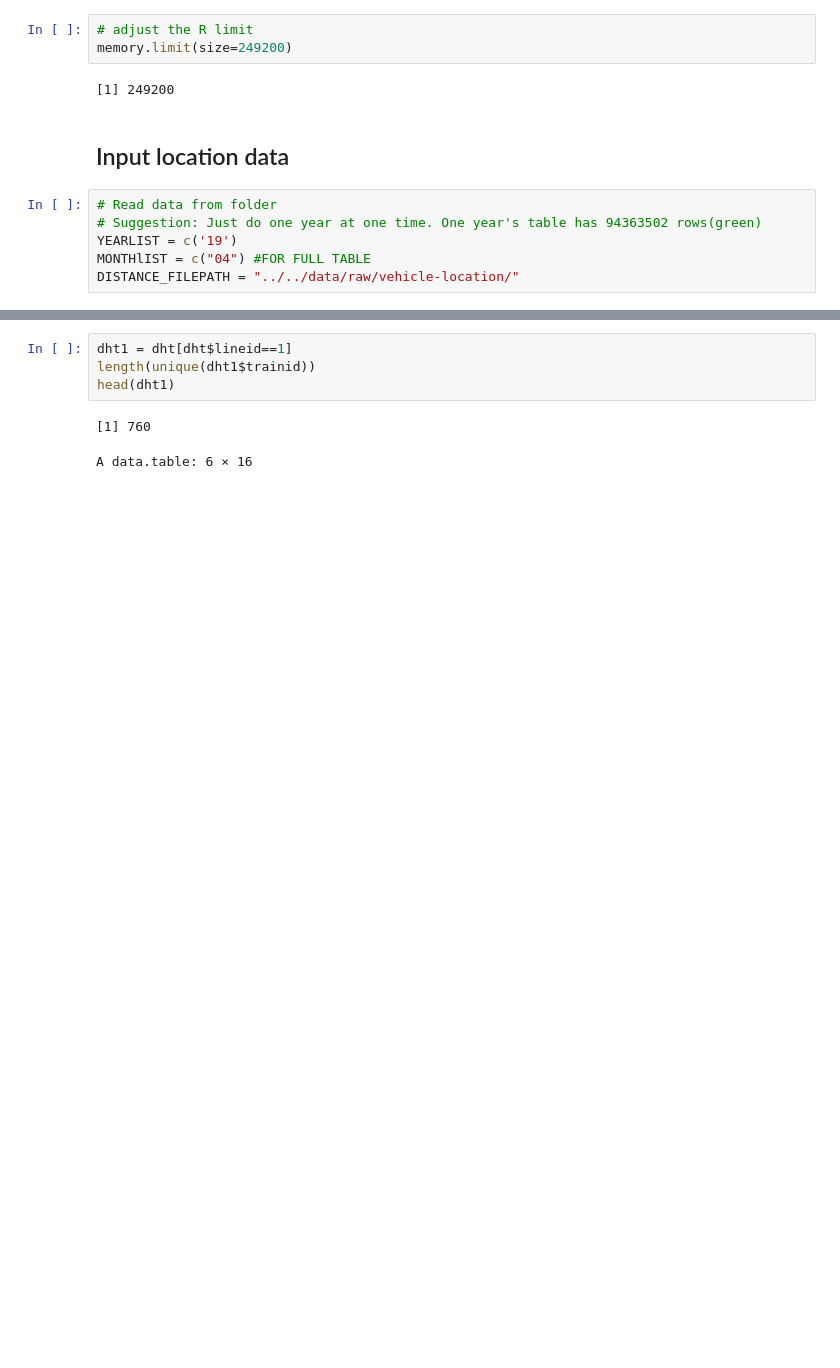
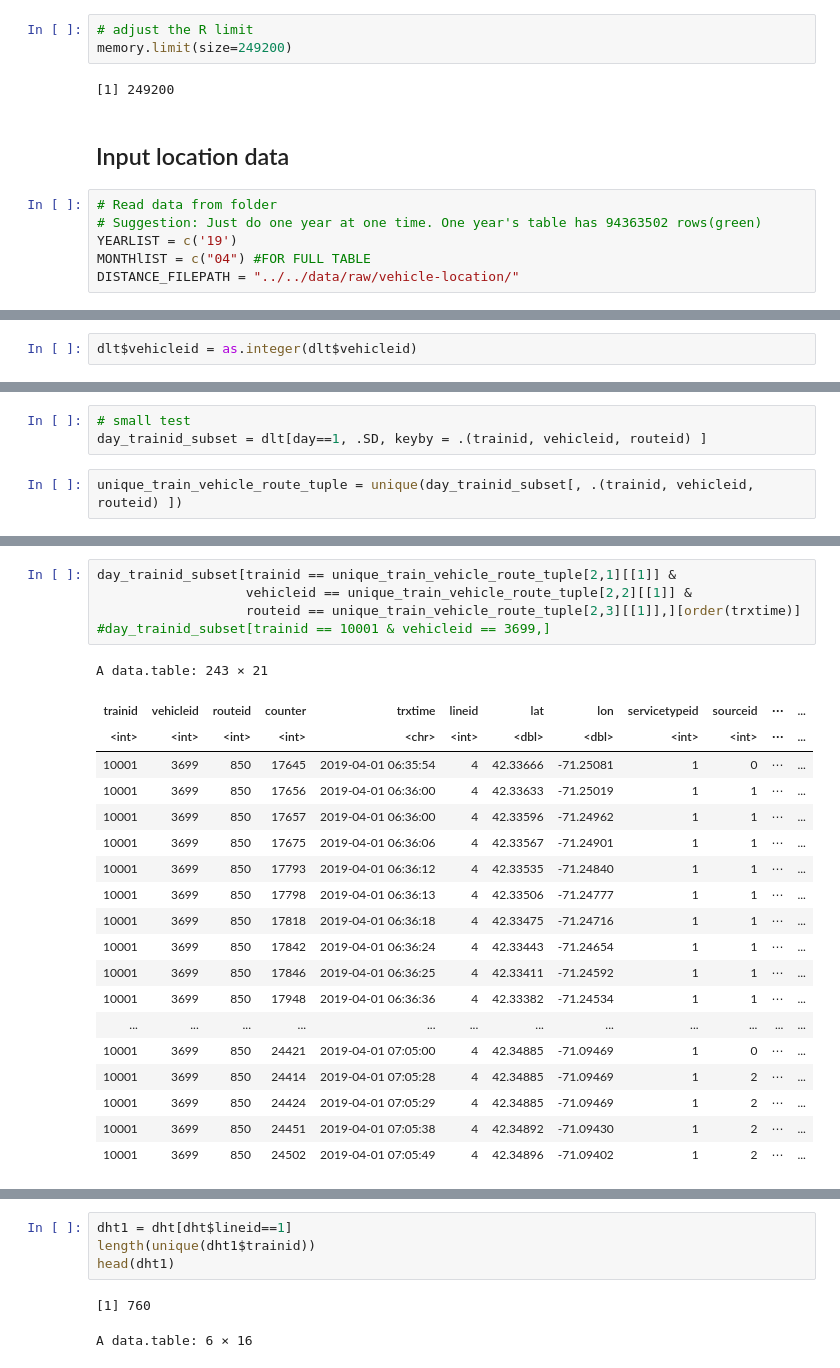
Before and after one commit to narslab/treem, a Jupyter notebook: bin/jupyter/vehicle-trajectory-computation-alt.ipynb, the cells around one changed output, grey strips where cells are left out. Cells and saved outputs as stored; diff of their text form; blank space fills up the shorter version.

```diff
--- a/bin/jupyter/vehicle-trajectory-computation-alt.ipynb
+++ b/bin/jupyter/vehicle-trajectory-computation-alt.ipynb
@@ -62,0 +147,2 @@ dlt = get_light_rail_trajectories(YEARLIST,MONTHlIST)
+# %%
+dlt$vehicleid = as.integer(dlt$vehicleid)
@@ -62,0 +154,5 @@ dlt = get_light_rail_trajectories(YEARLIST,MONTHlIST)
+# %%
+# small test
+day_trainid_subset = dlt[day==1, .SD, keyby = .(trainid, vehicleid, routeid) ]
+# %%
+unique_train_vehicle_route_tuple = unique(day_trainid_subset[, .(trainid, vehicleid, routeid) ])
@@ -62,0 +166,25 @@ dlt = get_light_rail_trajectories(YEARLIST,MONTHlIST)
+# %%
+day_trainid_subset[trainid == unique_train_vehicle_route_tuple[2,1][[1]] &
+                   vehicleid == unique_train_vehicle_route_tuple[2,2][[1]] &
+                   routeid == unique_train_vehicle_route_tuple[2,3][[1]],][order(trxtime)]
+#day_trainid_subset[trainid == 10001 & vehicleid == 3699,]
+# %% [output]
+A data.table: 243 × 21
+| trainid | vehicleid | routeid | counter | trxtime | lineid | lat | lon | servicetypeid | sourceid | ⋯ | ... |
+| <int> | <int> | <int> | <int> | <chr> | <int> | <dbl> | <dbl> | <int> | <int> | ⋯ | ... |
+| 10001 | 3699 | 850 | 17645 | 2019-04-01 06:35:54 | 4 | 42.33666 | -71.25081 | 1 | 0 | ⋯ | ... |
+| 10001 | 3699 | 850 | 17656 | 2019-04-01 06:36:00 | 4 | 42.33633 | -71.25019 | 1 | 1 | ⋯ | ... |
+| 10001 | 3699 | 850 | 17657 | 2019-04-01 06:36:00 | 4 | 42.33596 | -71.24962 | 1 | 1 | ⋯ | ... |
+| 10001 | 3699 | 850 | 17675 | 2019-04-01 06:36:06 | 4 | 42.33567 | -71.24901 | 1 | 1 | ⋯ | ... |
+| 10001 | 3699 | 850 | 17793 | 2019-04-01 06:36:12 | 4 | 42.33535 | -71.24840 | 1 | 1 | ⋯ | ... |
+| 10001 | 3699 | 850 | 17798 | 2019-04-01 06:36:13 | 4 | 42.33506 | -71.24777 | 1 | 1 | ⋯ | ... |
+| 10001 | 3699 | 850 | 17818 | 2019-04-01 06:36:18 | 4 | 42.33475 | -71.24716 | 1 | 1 | ⋯ | ... |
+| 10001 | 3699 | 850 | 17842 | 2019-04-01 06:36:24 | 4 | 42.33443 | -71.24654 | 1 | 1 | ⋯ | ... |
+| 10001 | 3699 | 850 | 17846 | 2019-04-01 06:36:25 | 4 | 42.33411 | -71.24592 | 1 | 1 | ⋯ | ... |
+| 10001 | 3699 | 850 | 17948 | 2019-04-01 06:36:36 | 4 | 42.33382 | -71.24534 | 1 | 1 | ⋯ | ... |
+| ... | ... | ... | ... | ... | ... | ... | ... | ... | ... | ... | ... |
+| 10001 | 3699 | 850 | 24421 | 2019-04-01 07:05:00 | 4 | 42.34885 | -71.09469 | 1 | 0 | ⋯ | ... |
+| 10001 | 3699 | 850 | 24414 | 2019-04-01 07:05:28 | 4 | 42.34885 | -71.09469 | 1 | 2 | ⋯ | ... |
+| 10001 | 3699 | 850 | 24424 | 2019-04-01 07:05:29 | 4 | 42.34885 | -71.09469 | 1 | 2 | ⋯ | ... |
+| 10001 | 3699 | 850 | 24451 | 2019-04-01 07:05:38 | 4 | 42.34892 | -71.09430 | 1 | 2 | ⋯ | ... |
+| 10001 | 3699 | 850 | 24502 | 2019-04-01 07:05:49 | 4 | 42.34896 | -71.09402 | 1 | 2 | ⋯ | ... |
```
Also changed, not shown: parts of 14 cells of this notebook, 1 other file.
